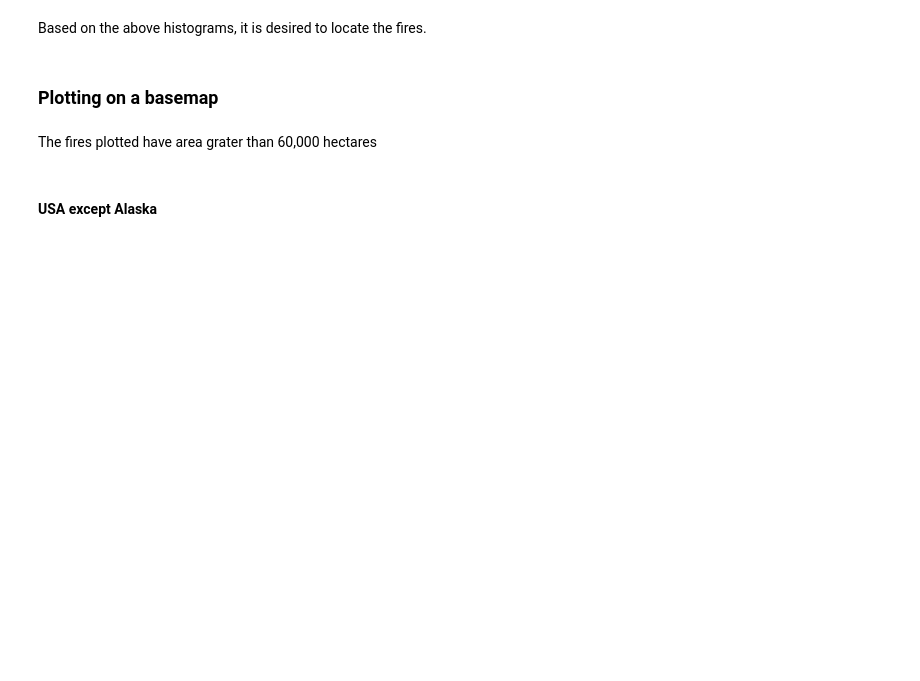
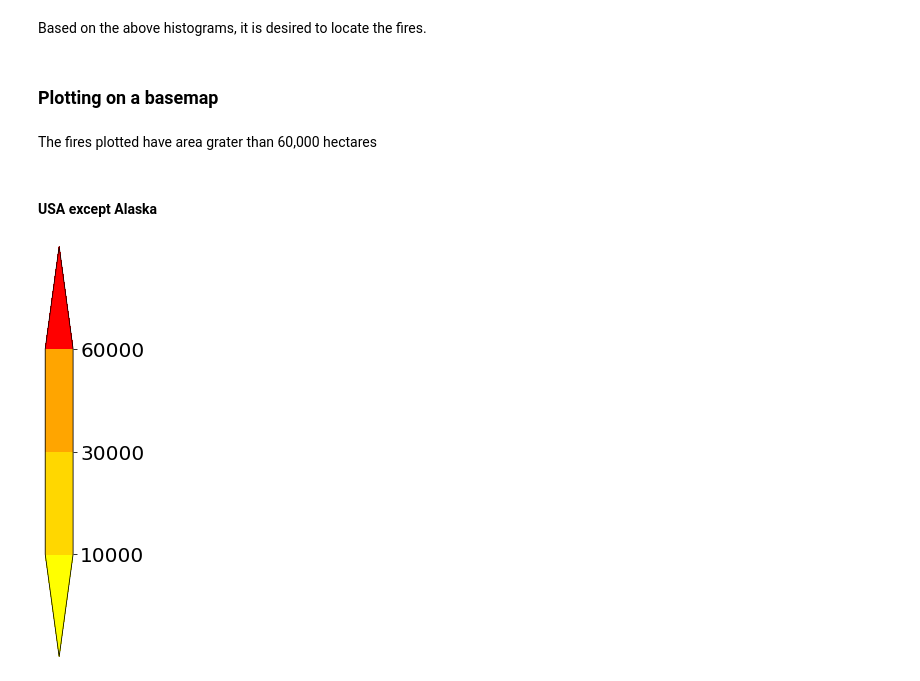
Before and after one commit to adityasant/ECE143_Project, a Jupyter notebook: Local Notebooks/wildfire_datacleaning.ipynb, the cells around one changed output. Drawn from its saved outputs; the diff is of its cells as text; code cells hidden in the pictures; blank space fills up the shorter version.

```diff
--- a/Local Notebooks/wildfire_datacleaning.ipynb
+++ b/Local Notebooks/wildfire_datacleaning.ipynb
@@ -220,3 +221,26 @@ from mpl_toolkits.basemap import Basemap
 The fires plotted have area grater than 60,000 hectares
 # %% [markdown]
 #### USA except Alaska
+# %%
+fig, ax = plt.subplots(figsize=(0.5, 15))
+fig.subplots_adjust(bottom=0.5)
+
+cmap = mpl.colors.ListedColormap(['gold', 'orange'])
+cmap.set_over('red')
+cmap.set_under('yellow')
+
+bounds = [10000,30000,60000]
+norm = mpl.colors.BoundaryNorm(bounds, cmap.N)
+cb3 = mpl.colorbar.ColorbarBase(ax, cmap=cmap,
+                                norm=norm,
+                                #boundaries=[-10] + bounds + [10],
+                                extend='both',
+                                extendfrac='auto',
+                                ticks=bounds,
+                                spacing='uniform',
+                                orientation='vertical')
+ticklabs = cb3.ax.get_yticklabels()
+cb3.ax.set_yticklabels(ticklabs, fontsize=20)
+fig.show()
+# %% [output]
+[figure, added]
```
Also changed, not shown: parts of 6 cells of this notebook.
